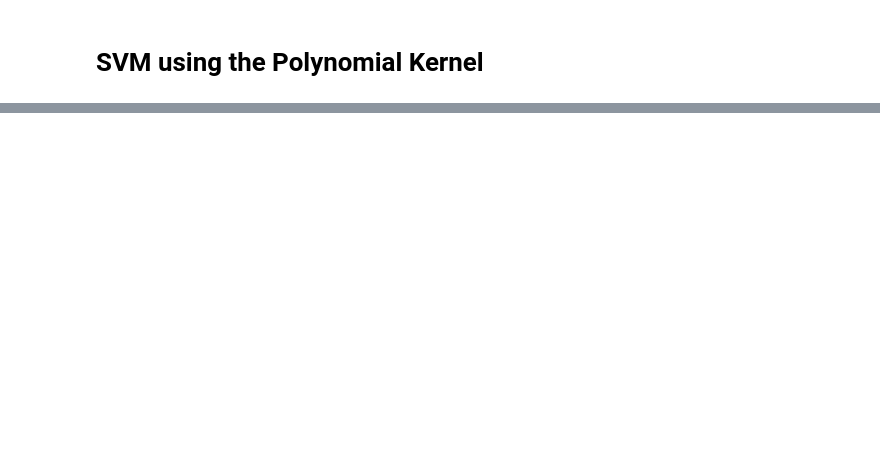
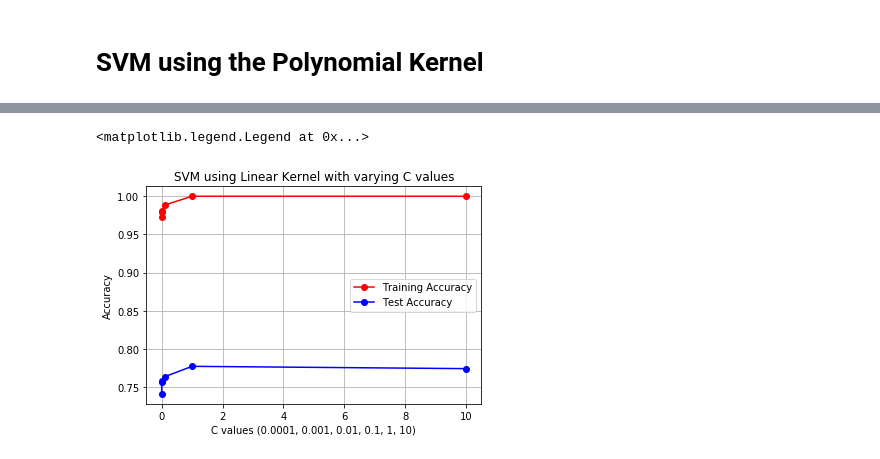
Before and after one commit to jackyteoh/ArticleClassifier, a Jupyter notebook: ArticleClassifier_SVM.ipynb, the cells around one changed output, grey strips where cells are left out. Drawn from its saved outputs; the diff is of its cells as text; code cells hidden in the pictures; blank space fills up the shorter version.

```diff
--- a/ArticleClassifier_SVM.ipynb
+++ b/ArticleClassifier_SVM.ipynb
@@ -300,3 +263,5 @@ for i in range(0, 664):
+# %%
+prob = []
 # %%
 def svm_linear(c, X_train, Y_train, X_test, Y_test):
 
@@ -365,0 +316,14 @@ ValueError: x and y must have same first dimension, but have shapes (5,) and (10
+# %%
+#Calculate testing accuracy
+correct = 0
+incorrect = 0
+for i in range (0, 664):
+    if (test_yhat_linear[i] == test_y[i]):
+        correct+= 1
+#         print(test_yhat_linear[i], ", actual: ", test_y[i][0], "=", (test_y[i][0]))
+    else:
+        incorrect += 1
+#         print("INCORRECT", test_yhat_linear[i], ", actual: ", test_y[i][0], "=", (test_y[i][0]))
+
+test_acc_linear = correct/len(test_x)
+print(test_acc_linear, "is the testing accuracy for our SVM with linear kernel")
@@ -395,2 +486,17 @@ svm_rbf(100, 100)
 # %% [markdown]
 # SVM using the Polynomial Kernel
+# %%
+prob = []
+def svm_poly(c, X_train, Y_train, X_test, Y_test):
+
+    # TODO - Create an object of svm.SVC(probability = False, kernel = 'poly', C = c) - 5 points
+    svc_poly = svm.SVC(probability = True, kernel = 'poly', C = c)
+
+    # TODO - Fit the classifier on the training set - 5 points
+    svc_poly.fit(X_train, Y_train)
+
+    # TODO - Find the prediction and accuracy on the test set - 5 points
+    Yhat_svc_poly_test = svc_poly.predict(X_test)
+
+    prob.append(svc_poly.predict_proba(X_test))
+    #print(svc_poly.predict_proba(X_test)[0][1])
@@ -396,0 +729,13 @@ svm_rbf(100, 100)
+# %%
+plt.plot(c_vals, train_acc_carray, 'ro-')
+plt.plot(c_vals, test_acc_carray,'bo-')
+plt.grid()
+plt.title("SVM using Linear Kernel with varying C values")
+plt.xlabel("C values (0.0001, 0.001, 0.01, 0.1, 1, 10)")
+plt.ylabel("Accuracy")
+
+# Use the following function to have a legend
+plt.legend(['Training Accuracy', 'Test Accuracy'], loc='best')
+# %% [output]
+<matplotlib.legend.Legend at 0x...>
+[figure, added]
```
Also changed, not shown: parts of 16 cells of this notebook, 2 other files.
